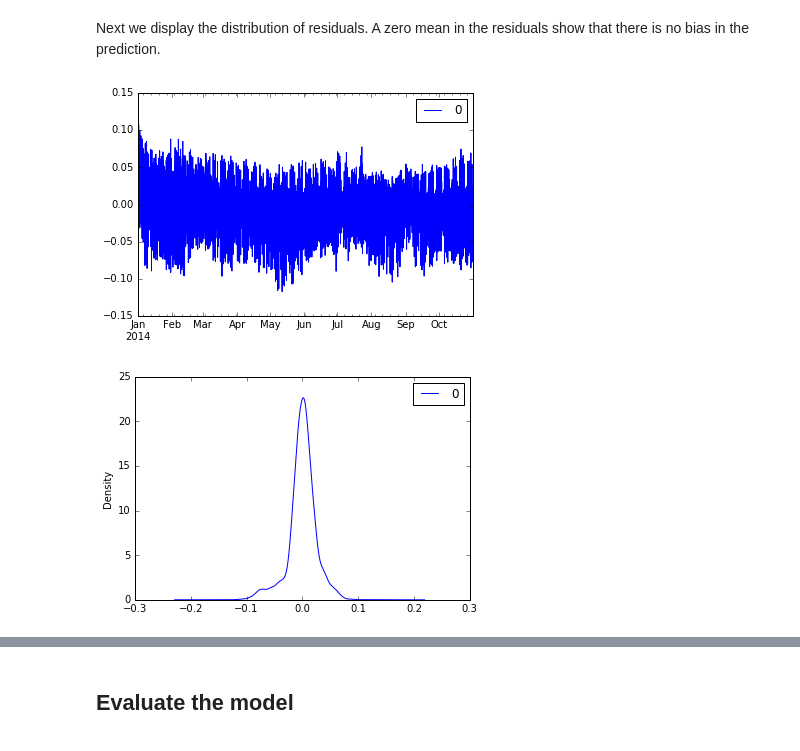
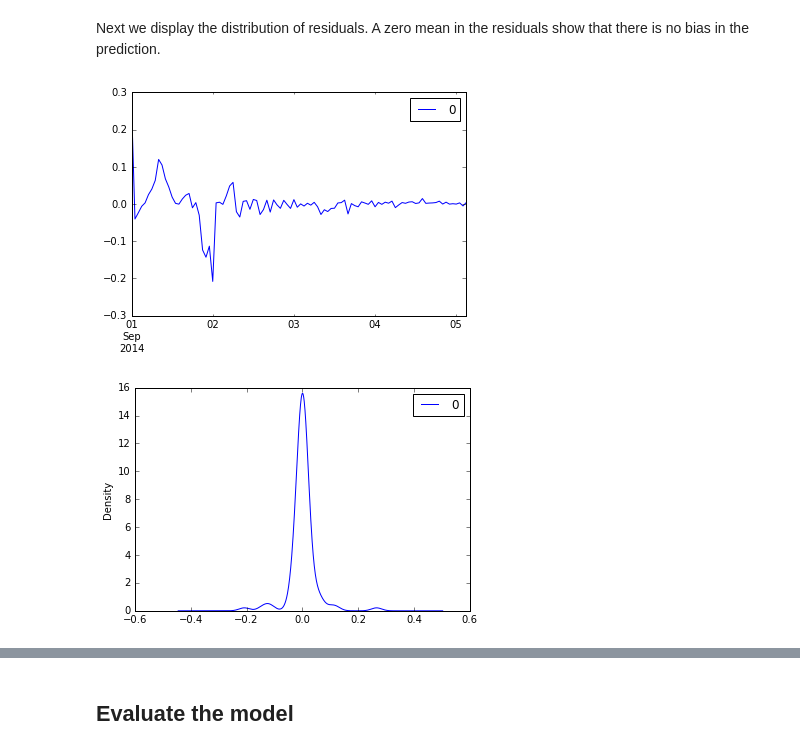
Before and after one commit to yijingchen/RNNForTimeSeriesForecastTutorial, a Jupyter notebook: 1_time_series_arima.ipynb, the cells around one changed output, grey strips where cells are left out. Saved outputs shown, nothing was run; the diff lists cells and outputs as text; code cells hidden in the pictures.

Commit message:
new arima model and fixed visualization

```diff
--- a/1_time_series_arima.ipynb
+++ b/1_time_series_arima.ipynb
@@ -68,6 +69,7 @@ We separate our dataset into train, validation and test sets. We train the model
 We will allocate the period 1st November 2014 to 31st December 2014 to the test set. The period 1st September 2014 to 31st October is allocated to validation set. All other time periods are available for the training set.
 # %%
 train_start_dt = '2014-01-01 00:00:00'
+valid_start_dt = '2014-09-01 00:00:00'
 
 if(not demo):
     test_start_dt = '2014-11-01 00:00:00'
@@ -92,9 +96,10 @@ Our data preparation for the training set will involve the following steps:
 # %% [markdown]
 Create training set containing only the model features
 # %%
-train = energy.copy()[(energy.index >= train_start_dt) & (energy.index < test_start_dt)][['load']]
+train = energy.copy()[(energy.index >= train_start_dt) & (energy.index < valid_start_dt)][['load']]
+valid = energy.copy()[(energy.index >= valid_start_dt) & (energy.index < test_start_dt)][['load']]
 test = energy.copy()[energy.index >= test_start_dt][['load']]
-
 print(train.shape)
+print(valid.shape)
 print(test.shape)
 # %% [output]
@@ -129,0 +138,3 @@ plt.show()
+# %%
+valid['load'] = scaler.transform(valid)
+valid.head()
@@ -177,0 +211,8 @@ ar.L5.load     0.1293      0.012     11.135      0.000       0.107       0.152
+# %%
+order = (4, 1, 0)
+seasonal_order = (1, 1, 0, 24)
+
+model = SARIMAX(endog=valid, order=order, seasonal_order=seasonal_order)
+results = model.fit()
+
+print(results.summary())
@@ -179,12 +238,12 @@ ar.L5.load     0.1293      0.012     11.135      0.000       0.107       0.152
 Next we display the distribution of residuals. A zero mean in the residuals show that there is no bias in the prediction.
 # %%
 # plot residual errors
-residuals = pd.DataFrame(model_fit.resid)
+residuals = pd.DataFrame(results.resid[0:100])
 residuals.plot()
 plt.show()
 residuals.plot(kind='kde')
 plt.show()
 print(residuals.describe())
 # %% [output]
-[figure, old version]
+[figure, new version]
-[figure, old version]
+[figure, new version]
```
Also changed, not shown: parts of 29 cells of this notebook.
